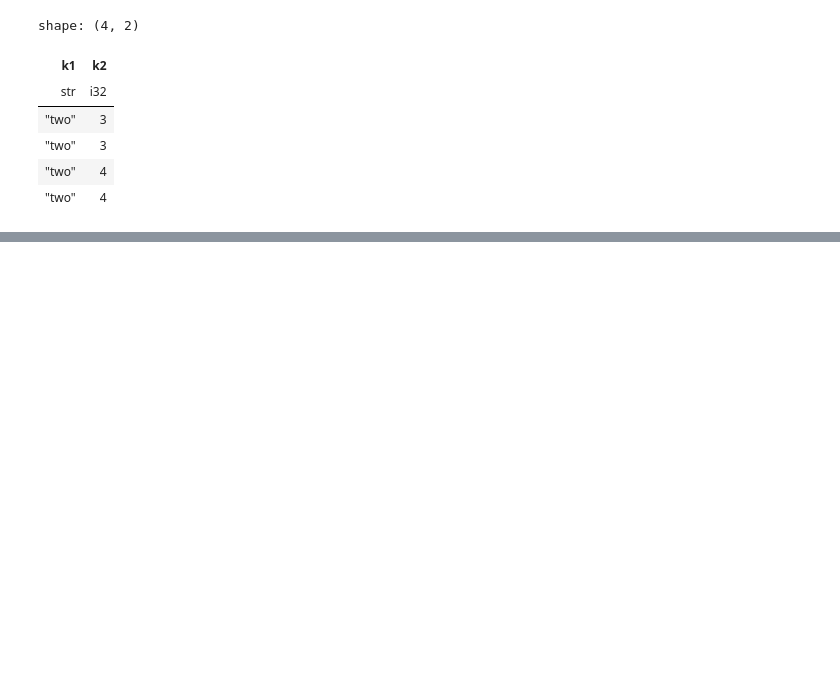
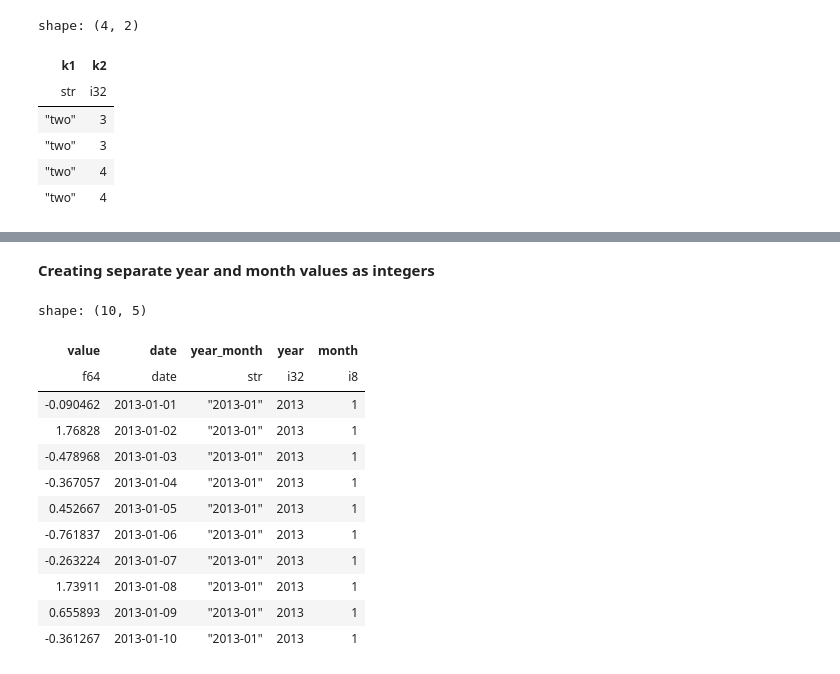
Before and after one commit to pybokeh/jupyter-sql, a Jupyter notebook: polars/Polars_Cheat_Sheet.ipynb, the cells around one changed output, grey strips where cells are left out. Cells and saved outputs as stored; diff of their text form; code cells hidden in the pictures; blank space fills up the shorter version.

```diff
--- a/polars/Polars_Cheat_Sheet.ipynb
+++ b/polars/Polars_Cheat_Sheet.ipynb
@@ -226,0 +383,22 @@ shape: (4, 2)
+# %% [markdown]
+**Creating separate year and month values as integers**
+# %%
+df = df.with_columns(
+    year=pl.col("date").dt.year(),
+    month=pl.col("date").dt.month(),
+)
+df
+# %% [output]
+shape: (10, 5)
+| value | date | year_month | year | month |
+| f64 | date | str | i32 | i8 |
+| -0.090462 | 2013-01-01 | "2013-01" | 2013 | 1 |
+| 1.76828 | 2013-01-02 | "2013-01" | 2013 | 1 |
+| -0.478968 | 2013-01-03 | "2013-01" | 2013 | 1 |
+| -0.367057 | 2013-01-04 | "2013-01" | 2013 | 1 |
+| 0.452667 | 2013-01-05 | "2013-01" | 2013 | 1 |
+| -0.761837 | 2013-01-06 | "2013-01" | 2013 | 1 |
+| -0.263224 | 2013-01-07 | "2013-01" | 2013 | 1 |
+| 1.73911 | 2013-01-08 | "2013-01" | 2013 | 1 |
+| 0.655893 | 2013-01-09 | "2013-01" | 2013 | 1 |
+| -0.361267 | 2013-01-10 | "2013-01" | 2013 | 1 |
```
Also changed, not shown: parts of 43 cells of this notebook.
